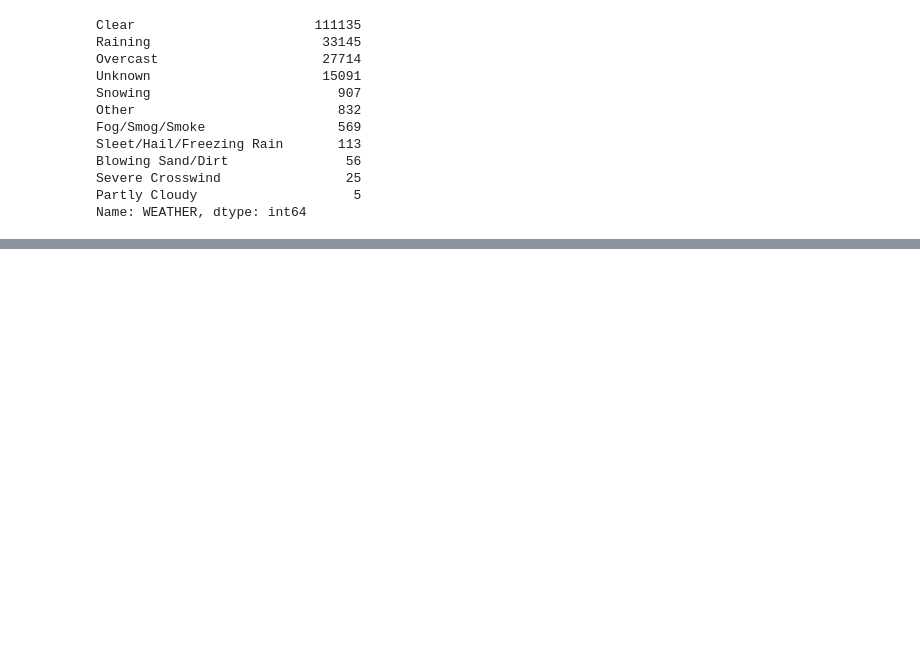
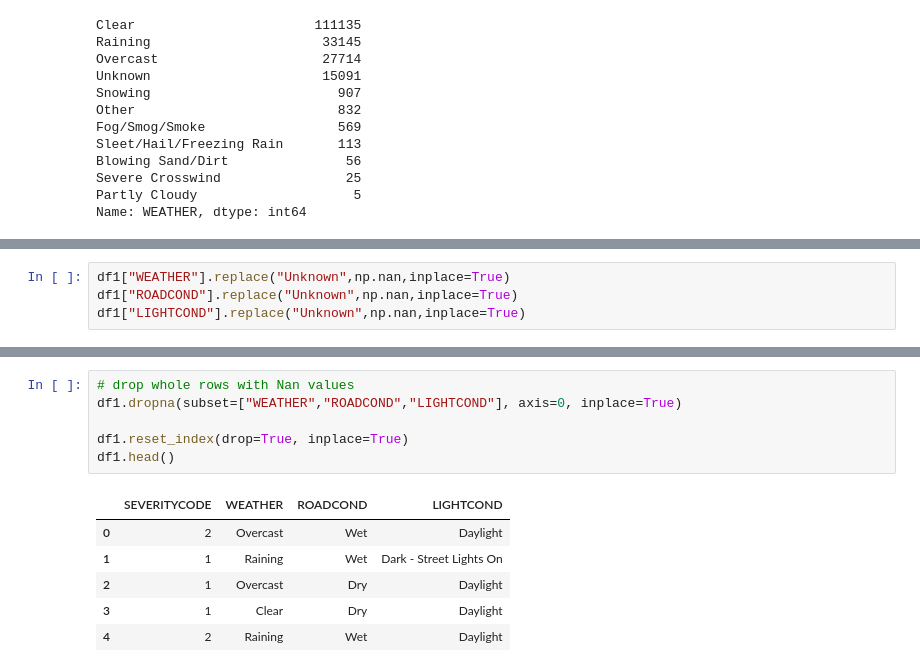
Before and after one commit to BrandonSolares/Coursera_Capstone, a Jupyter notebook: Capstone.ipynb, the cells around one changed output, grey strips where cells are left out. Drawn from its saved outputs; the diff is of its cells as text; blank space fills up the shorter version.

```diff
--- a/Capstone.ipynb
+++ b/Capstone.ipynb
@@ -108,0 +105,4 @@ df1
+# %%
+df1["WEATHER"].replace("Unknown",np.nan,inplace=True)
+df1["ROADCOND"].replace("Unknown",np.nan,inplace=True)
+df1["LIGHTCOND"].replace("Unknown",np.nan,inplace=True)
@@ -108,0 +143,13 @@ df1
+# %%
+# drop whole rows with Nan values
+df1.dropna(subset=["WEATHER","ROADCOND","LIGHTCOND"], axis=0, inplace=True)
+
+df1.reset_index(drop=True, inplace=True)
+df1.head()
+# %% [output]
+|  | SEVERITYCODE | WEATHER | ROADCOND | LIGHTCOND |
+| 0 | 2 | Overcast | Wet | Daylight |
+| 1 | 1 | Raining | Wet | Dark - Street Lights On |
+| 2 | 1 | Overcast | Dry | Daylight |
+| 3 | 1 | Clear | Dry | Daylight |
+| 4 | 2 | Raining | Wet | Daylight |
```
Also changed, not shown: parts of 41 cells of this notebook.
